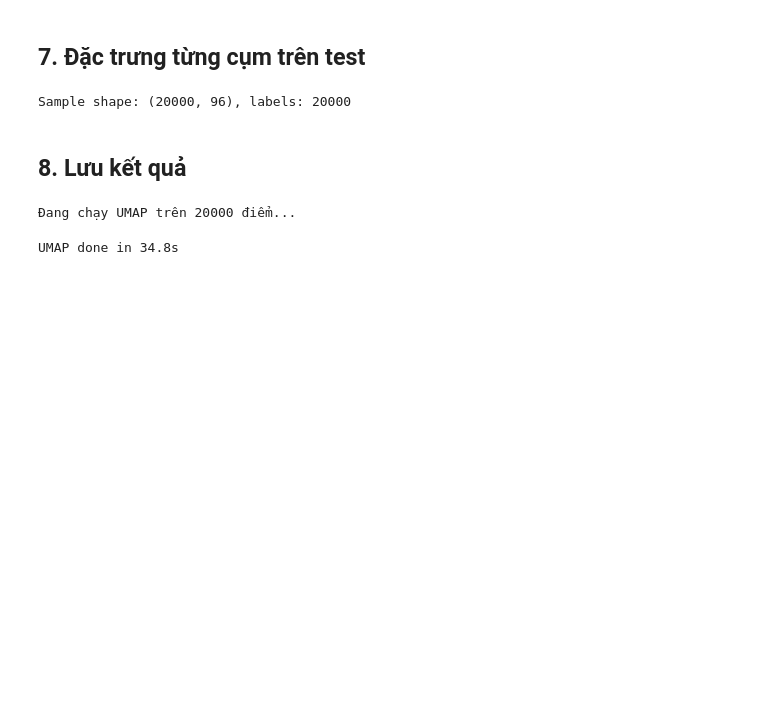
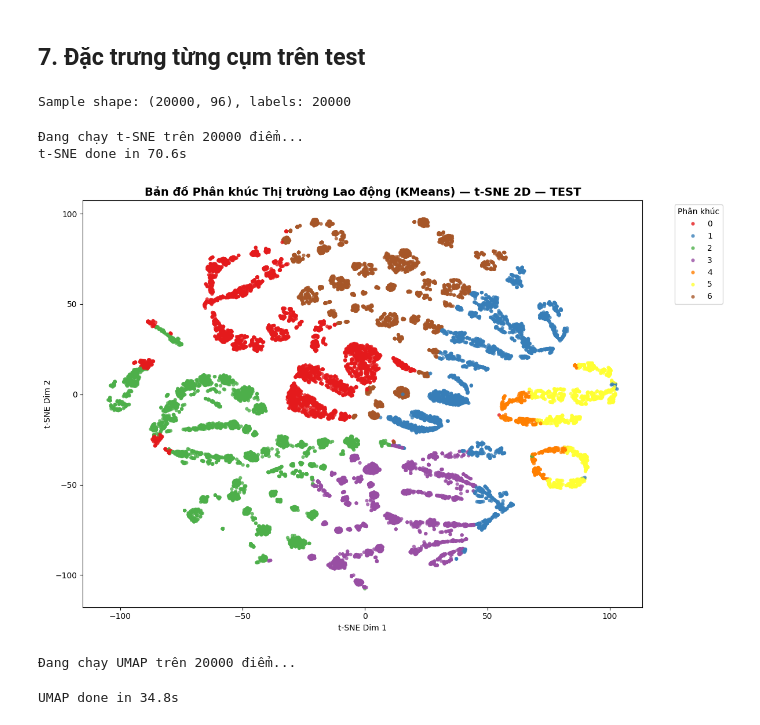
Before and after one commit to VietNamCombatZ/Salary-clustering, a Jupyter notebook: notebook/testing.ipynb, the cells around one changed output. Saved outputs shown, nothing was run; the diff lists cells and outputs as text; code cells hidden in the pictures; blank space fills up the shorter version.

```diff
--- a/notebook/testing.ipynb
+++ b/notebook/testing.ipynb
@@ -199,8 +199,28 @@ labels_plot = Test['Cluster'].values[plot_idx]
 print(f'Sample shape: {X_plot.shape}, labels: {len(labels_plot)}')
 # %% [output]
 Sample shape: (20000, 96), labels: 20000
-# %% [markdown]
-## 8. Lưu kết quả
+# %%
+from sklearn.manifold import TSNE
+import time
+
+print(f'Đang chạy t-SNE trên {PLOT_SAMPLE_SIZE} điểm...')
+t0 = time.time()
+tsne = TSNE(n_components=2, perplexity=40, random_state=42, n_jobs=-1)
+X_tsne_2d = tsne.fit_transform(X_plot)
+print(f't-SNE done in {time.time()-t0:.1f}s')
+
+plt.figure(figsize=(12, 8))
+sns.scatterplot(x=X_tsne_2d[:, 0], y=X_tsne_2d[:, 1], hue=labels_plot,
+                palette='Set1', s=20, alpha=0.8, edgecolor='none')
+plt.title('Bản đồ Phân khúc Thị trường Lao động (KMeans) — t-SNE 2D — TEST',
+          fontsize=14, fontweight='bold')
+plt.xlabel('t-SNE Dim 1'); plt.ylabel('t-SNE Dim 2')
+plt.legend(title='Phân khúc', bbox_to_anchor=(1.05, 1), loc='upper left')
+plt.tight_layout(); plt.show()
+# %% [output]
+Đang chạy t-SNE trên 20000 điểm...
+t-SNE done in 70.6s
+[figure, added]
 # %%
 import umap
 import time
```
Also changed, not shown: parts of 1 cell of this notebook, 2 other files.
